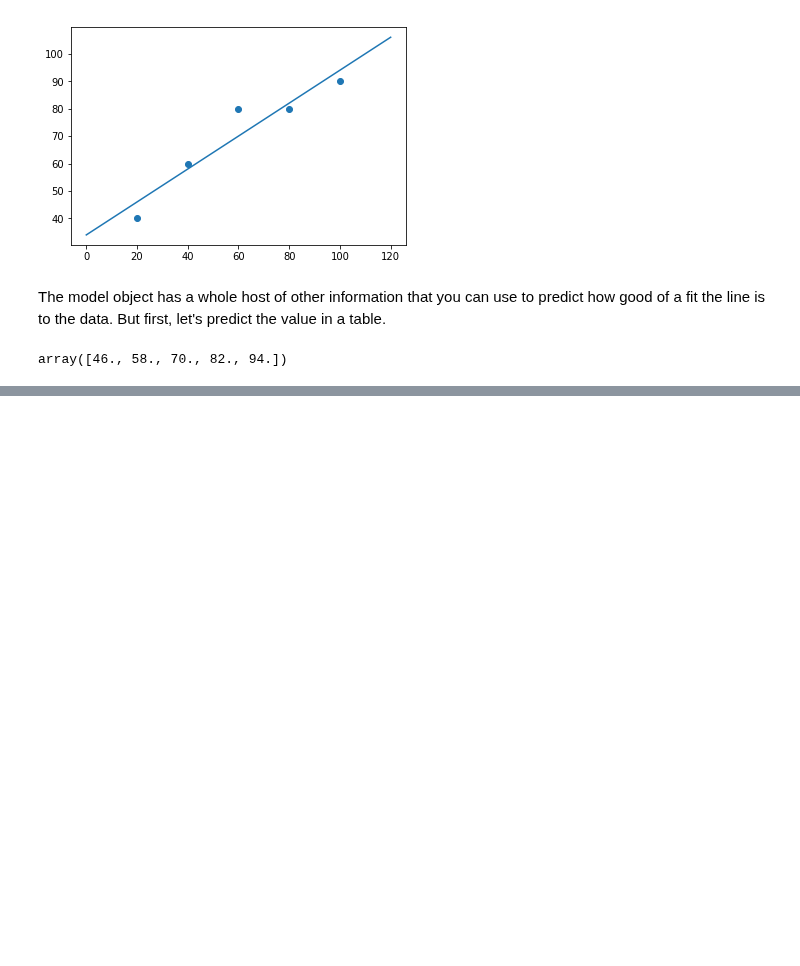
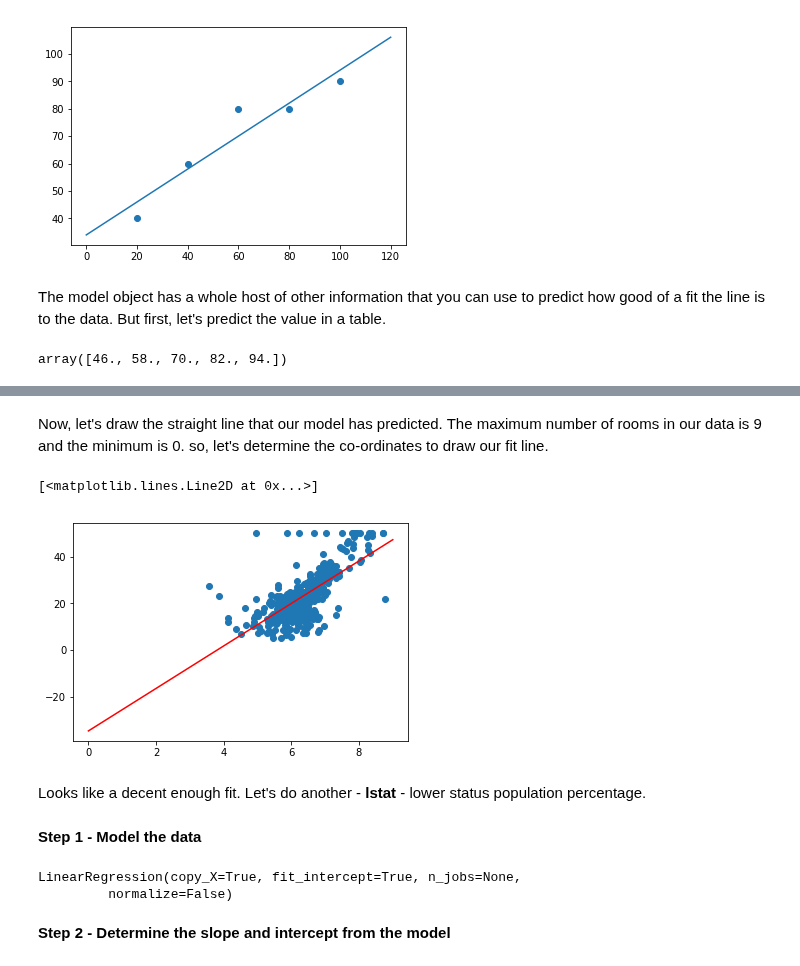
Before and after one commit to hotcode002/Machine-Learning-with-Python, a Jupyter notebook: week_2_math/day_3_linear_regression/linear_regression.ipynb, the cells around one changed output, grey strips where cells are left out. Saved outputs shown, nothing was run; the diff lists cells and outputs as text; code cells hidden in the pictures; blank space fills up the shorter version.

```diff
--- a/week_2_math/day_3_linear_regression/linear_regression.ipynb
+++ b/week_2_math/day_3_linear_regression/linear_regression.ipynb
@@ -343,0 +529,25 @@ array([46., 58., 70., 82., 94.])
+# %% [markdown]
+Now, let's draw the straight line that our model has predicted. The maximum number of rooms in our data is 9 and the minimum is 0. so, let's determine the co-ordinates to draw our fit line.
+# %%
+slope       = model.coef_
+intercept   = model.intercept_
+
+point_1 = slope*0 + intercept
+point_2 = slope*9 + intercept
+
+plt.scatter(boston_housing["RM"], boston_housing["MEDV"])
+plt.plot([0,9], [point_1,point_2],color="r")
+# %% [output]
+[<matplotlib.lines.Line2D at 0x...>]
+[figure, added]
+# %% [markdown]
+Looks like a decent enough fit. Let's do another - **lstat** - lower status population percentage.
+# %% [markdown]
+**Step 1 - Model the data**
+# %%
+model.fit( boston_housing[["LSTAT"]], boston_housing["MEDV"])
+# %% [output]
+LinearRegression(copy_X=True, fit_intercept=True, n_jobs=None,
+         normalize=False)
+# %% [markdown]
+**Step 2 - Determine the slope and intercept from the model**
```
Also changed, not shown: parts of 88 cells of this notebook, 7 other files.
